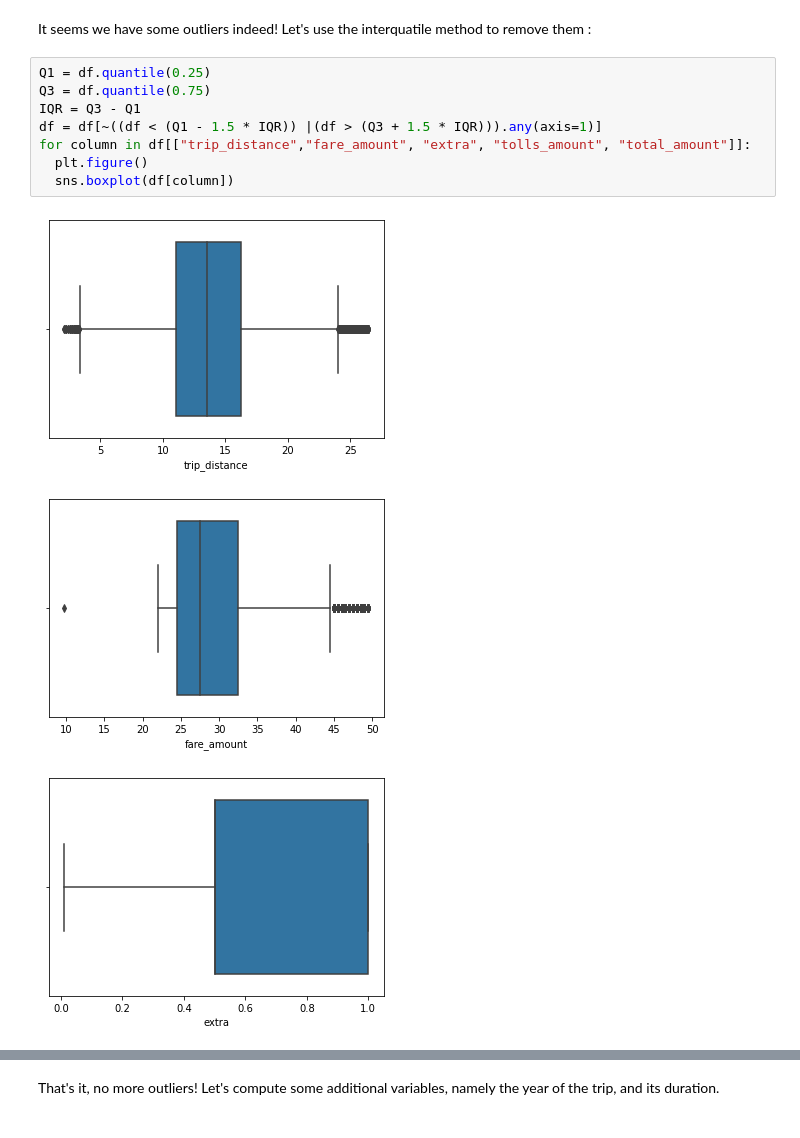
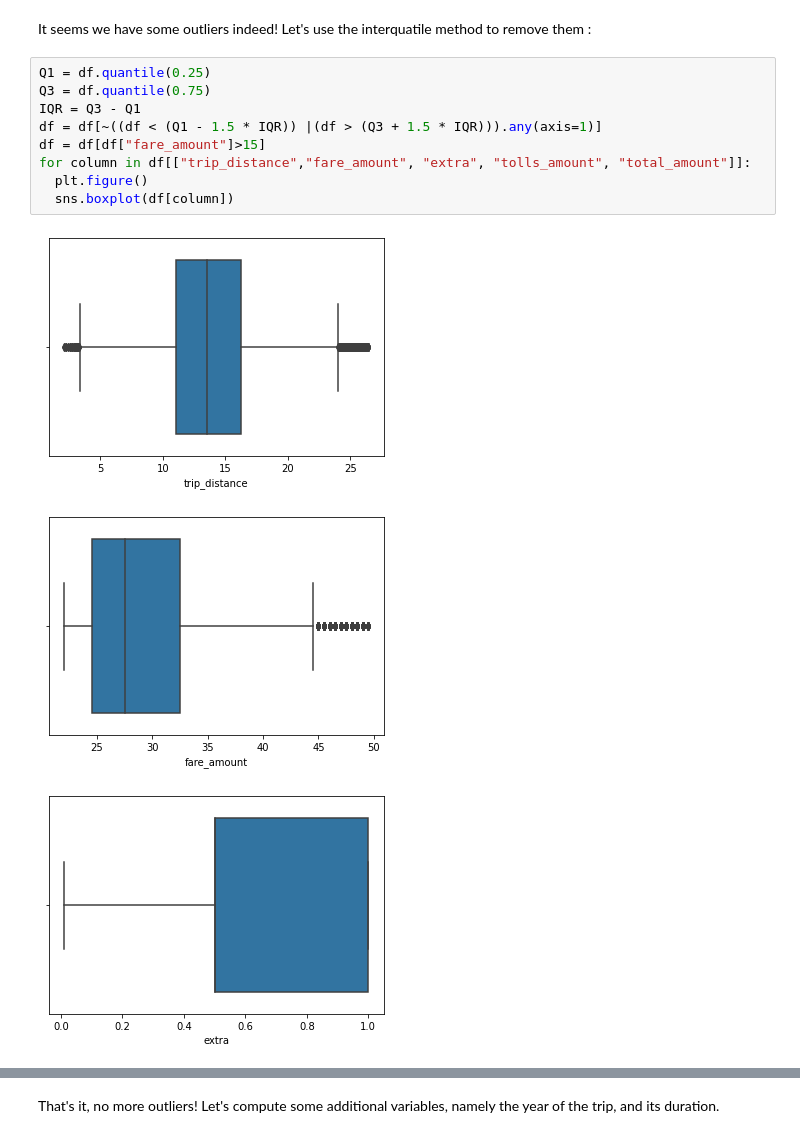
Before and after one commit to Arkhemis/TaxiNY-ML, a Jupyter notebook: taxi.ipynb, the cells around one changed output, grey strips where cells are left out. Saved outputs shown, nothing was run; the diff lists cells and outputs as text.

Commit message:
graphs update

```diff
--- a/taxi.ipynb
+++ b/taxi.ipynb
@@ -90,13 +90,14 @@ It seems we have some outliers indeed! Let's use the interquatile method to remo
 # %%
 Q1 = df.quantile(0.25)
 Q3 = df.quantile(0.75)
 IQR = Q3 - Q1
 df = df[~((df < (Q1 - 1.5 * IQR)) |(df > (Q3 + 1.5 * IQR))).any(axis=1)]
+df = df[df["fare_amount"]>15]
 for column in df[["trip_distance","fare_amount", "extra", "tolls_amount", "total_amount"]]:
   plt.figure()
   sns.boxplot(df[column])
 # %% [output]
 [figure]
-[figure, old version]
+[figure, new version]
 [figure]
 [figure]
```
Also changed, not shown: parts of 8 cells of this notebook.
